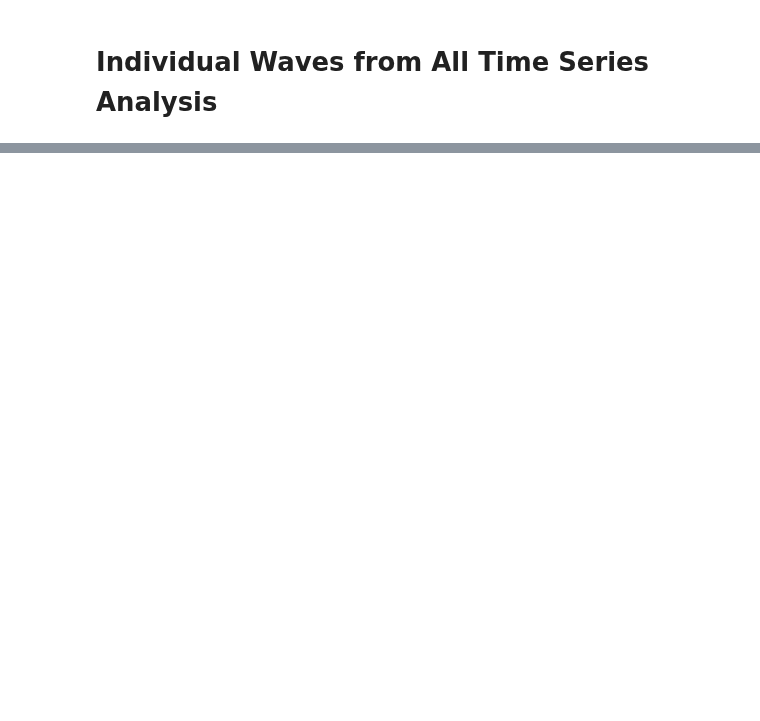
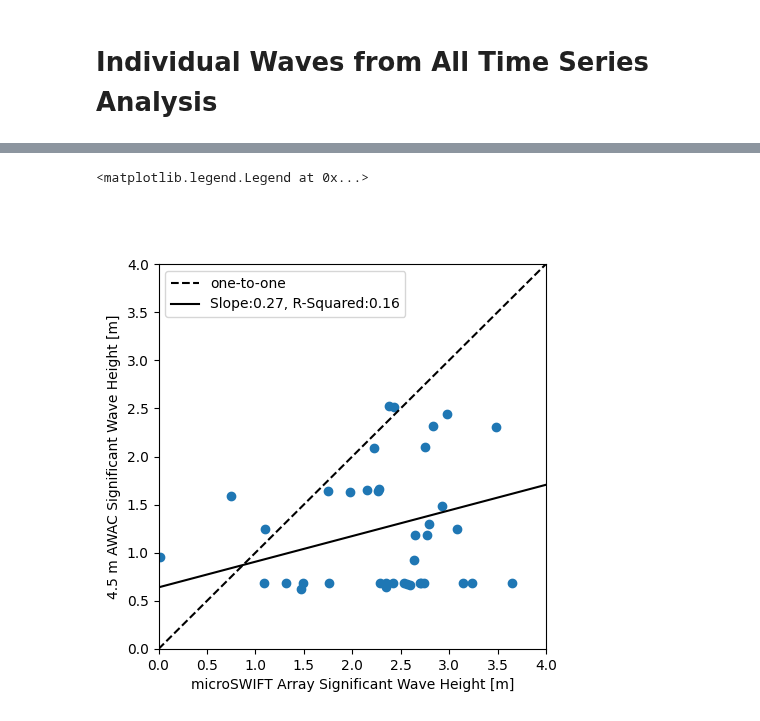
Before and after one commit to SASlabgroup/DUNEXMainExp, a Jupyter notebook: analysis/IndividualWaves.ipynb, the cells around one changed output, grey strips where cells are left out. Drawn from its saved outputs; the diff is of its cells as text; code cells hidden in the pictures; blank space fills up the shorter version.

```diff
--- a/analysis/IndividualWaves.ipynb
+++ b/analysis/IndividualWaves.ipynb
@@ -398,0 +324,22 @@ Error:
+# %%
+# Interpolate the AWAC data to get matching points in time as the microSWIFT arrays
+AWAC4p5_Hs_compare = np.interp(median_time_45, awac_data['time'][:], awac_data['waveHs'][:])
+
+# Compute Linear Regression between the AWAC and microSWIFT arrays
+slope, intercept, r, p, se = stats.linregress(Hs_45, AWAC4p5_Hs_compare)
+x_regress = np.arange(5)
+y_regress = slope * x_regress + intercept
+
+# Scatter the AWAC Hs values and the microSWIFT array values
+fig, ax = plt.subplots(figsize=(5,5))
+ax.scatter(Hs_45, AWAC4p5_Hs_compare)
+ax.plot([0,4], [0,4], color='k', linestyle='dashed', label='one-to-one')
+ax.plot(x_regress, y_regress, color='k', label='Slope:{0:.2f}, R-Squared:{1:.2f}'.format(slope, r**2))
+ax.set_xlabel('microSWIFT Array Significant Wave Height [m]')
+ax.set_ylabel('4.5 m AWAC Significant Wave Height [m]')
+ax.set_xlim(0,4)
+ax.set_ylim(0,4)
+ax.legend()
+# %% [output]
+<matplotlib.legend.Legend at 0x...>
+[figure, added]
```
Also changed, not shown: parts of 9 cells of this notebook, 2 other files.
